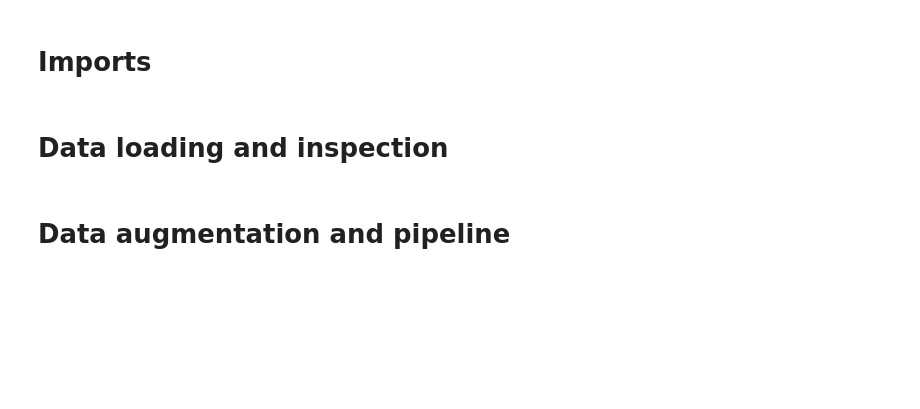
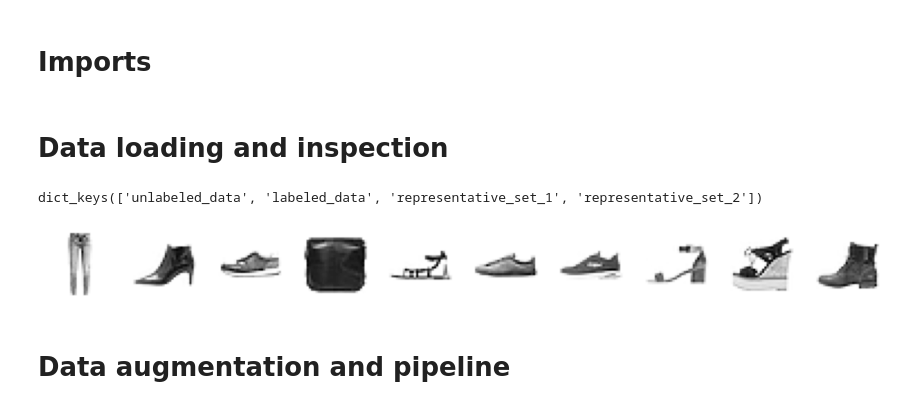
Before and after one commit to a-moharil/2AMM10-Group7, a Jupyter notebook: Assignment 4/assignment_4_skeleton.ipynb, the cells around one changed output. Saved outputs shown, nothing was run; the diff lists cells and outputs as text; code cells hidden in the pictures; blank space fills up the shorter version.

```diff
--- a/Assignment 4/assignment_4_skeleton.ipynb
+++ b/Assignment 4/assignment_4_skeleton.ipynb
@@ -23,3 +35,33 @@ import requests
 data_location = 'https://surfdrive.surf.nl/files/index.php/s/K3ArFDQJb5USQ6K/download'
 data_request = requests.get(data_location)
 full_data = pickle.loads(data_request.content)
+# %%
+#Let's see how the full dataset looks like.
+
+full_data.keys()
+
+#unlabelled dataset - 26000 Images in distribution that are not labellled.
+
+#labeled dataset - 2000 Images that are in distribution and labelled
+
+#representatiive set1 and set2 - 1052 data points each which contain roughly 5% out-of-
+#                      distribution data and which are fully labeled (anomalies being
+#                       labeled as a sixth class).
+# %% [output]
+dict_keys(['unlabeled_data', 'labeled_data', 'representative_set_1', 'representative_set_2'])
+# %%
+
+train_data = full_data["unlabeled_data"]/255.0 #train on the 26000 in distribution images, normalizing(/255)
+
+val_data = full_data["labeled_data"]["data"]
+val_labels = full_data["labeled_data"]["labels"]
+
+test_set_1 = full_data["representative_set_1"]["data"] #get the data from first repres set
+test_set_2 = full_data["representative_set_2"]["data"] # get the data from the second repres set
+
+test_labels_set1 = full_data["representative_set_1"]["labels"] #get the labels from rep set 1
+test_labels_set2 = full_data["representative_set_2"]["labels"] #get the resp labels from rep set 2
+
+test_set = np.concatenate((test_set_1, test_set_2), axis =0) # concatenate those two sets for testing
+                                                                      # [2104, 1, 32, 32]
+test_labels = np.concatenate((test_labels_set1, test_labels_set2), axis =0)# get the respective labels
@@ -26,3 +100,24 @@ full_data = pickle.loads(data_request.content)
+# %%
+#Create the dataloaders
+train_dataset = TrainDataset(train_data)
+train_dataloader = DataLoader(dataset=train_dataset, batch_size= 10)
+# %%
+def show_images(x, ncols=10):
+    """ plots first ncols images in a batch """
+    x = x.view(-1, 32, 32)
+
+    fig, ax = plt.subplots(1, ncols, figsize=(20, 2))
+    for idx in range(ncols):
+        ax[idx].imshow(x[idx].cpu().numpy(), cmap="Greys")
+        ax[idx].axis('off')
+    plt.show()
+# %%
+#Plot the images
+for x in train_dataloader:
+    show_images(x)
+    break
+# %% [output]
+[figure, added]
 # %% [markdown]
 # Data augmentation and pipeline
 # %%
```
Also changed, not shown: parts of 14 cells of this notebook.
